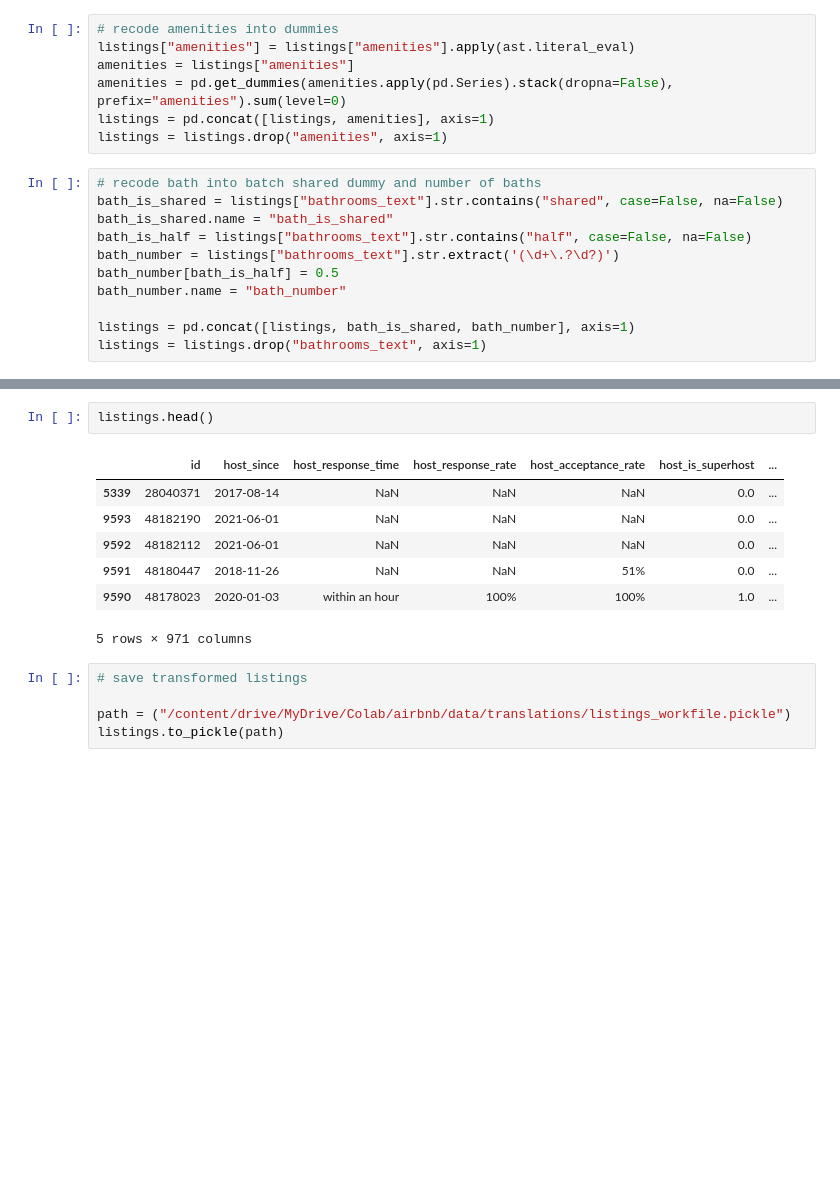
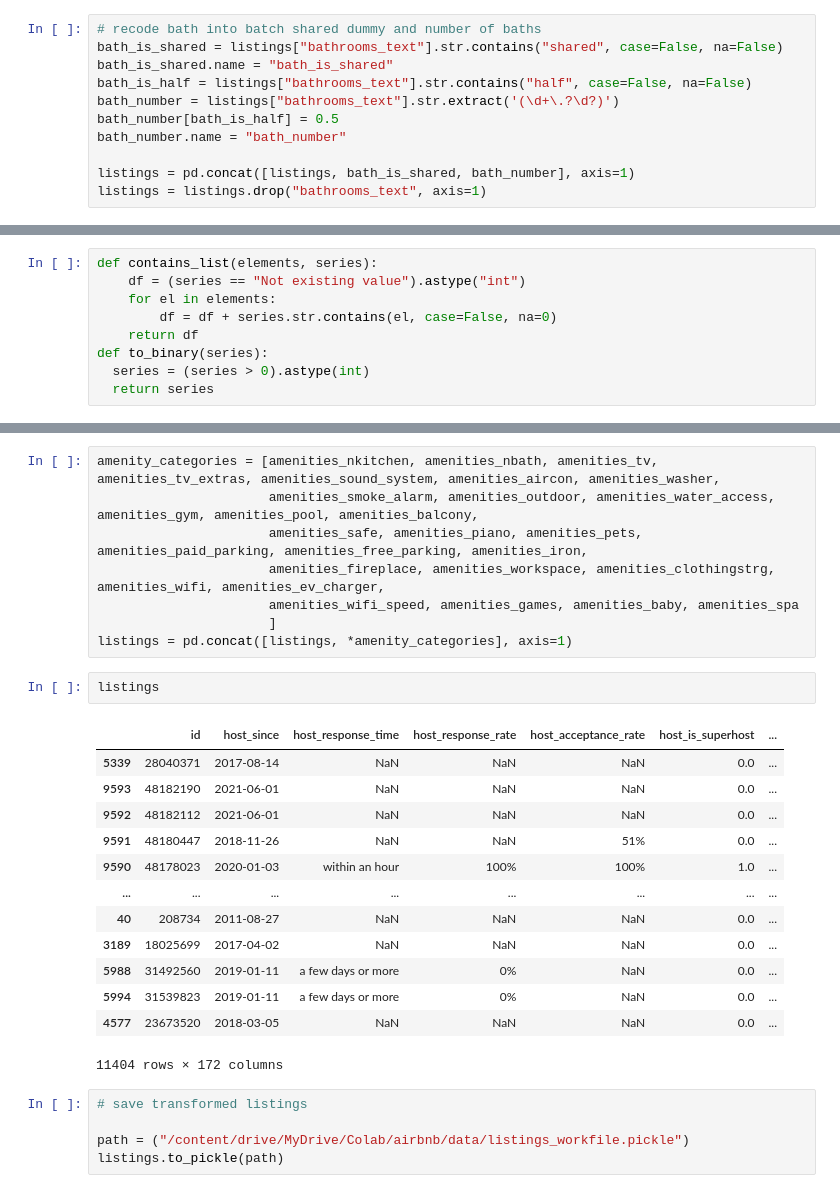
Before and after one commit to dernameistegal/airbnb_price, a Jupyter notebook: data_utils/data_preparation/listings_transformations.ipynb, the cells around one changed output, grey strips where cells are left out. Cells and saved outputs as stored; diff of their text form; blank space fills up the shorter version.

```diff
--- a/data_utils/data_preparation/listings_transformations.ipynb
+++ b/data_utils/data_preparation/listings_transformations.ipynb
@@ -80,13 +80,6 @@ listings = pd.concat([listings, properties], axis=1)
 neighbourhood_cleansed = pd.get_dummies(listings["neighbourhood_cleansed"], prefix="neighbourhood_cleansed")
 listings = listings.drop("neighbourhood_cleansed", axis=1)
 listings = pd.concat([listings, neighbourhood_cleansed], axis=1)
-# %%
-# recode amenities into dummies
-listings["amenities"] = listings["amenities"].apply(ast.literal_eval)
-amenities = listings["amenities"]
-amenities = pd.get_dummies(amenities.apply(pd.Series).stack(dropna=False), prefix="amenities").sum(level=0)
-listings = pd.concat([listings, amenities], axis=1)
-listings = listings.drop("amenities", axis=1)
 # %%
 # recode bath into batch shared dummy and number of baths
 bath_is_shared = listings["bathrooms_text"].str.contains("shared", case=False, na=False)
@@ -100,0 +144,9 @@ listings = listings.drop("bathrooms_text", axis=1)
+# %%
+def contains_list(elements, series):
+    df = (series == "Not existing value").astype("int")
+    for el in elements:
+        df = df + series.str.contains(el, case=False, na=0)
+    return df
+def to_binary(series):
+  series = (series > 0).astype(int)
+  return series
@@ -101,15 +297,29 @@ listings = listings.drop("bathrooms_text", axis=1)
+# %%
+amenity_categories = [amenities_nkitchen, amenities_nbath, amenities_tv, amenities_tv_extras, amenities_sound_system, amenities_aircon, amenities_washer,
+                      amenities_smoke_alarm, amenities_outdoor, amenities_water_access, amenities_gym, amenities_pool, amenities_balcony,
+                      amenities_safe, amenities_piano, amenities_pets, amenities_paid_parking, amenities_free_parking, amenities_iron,
+                      amenities_fireplace, amenities_workspace, amenities_clothingstrg, amenities_wifi, amenities_ev_charger,
+                      amenities_wifi_speed, amenities_games, amenities_baby, amenities_spa
+                      ]
+listings = pd.concat([listings, *amenity_categories], axis=1)
 # %%
-listings.head()
+listings
 # %% [output]
 |  | id | host_since | host_response_time | host_response_rate | host_acceptance_rate | host_is_superhost | ... |
 | 5339 | 28040371 | 2017-08-14 | NaN | NaN | NaN | 0.0 | ... |
 | 9593 | 48182190 | 2021-06-01 | NaN | NaN | NaN | 0.0 | ... |
 | 9592 | 48182112 | 2021-06-01 | NaN | NaN | NaN | 0.0 | ... |
 | 9591 | 48180447 | 2018-11-26 | NaN | NaN | 51% | 0.0 | ... |
 | 9590 | 48178023 | 2020-01-03 | within an hour | 100% | 100% | 1.0 | ... |
+| ... | ... | ... | ... | ... | ... | ... | ... |
+| 40 | 208734 | 2011-08-27 | NaN | NaN | NaN | 0.0 | ... |
+| 3189 | 18025699 | 2017-04-02 | NaN | NaN | NaN | 0.0 | ... |
+| 5988 | 31492560 | 2019-01-11 | a few days or more | 0% | NaN | 0.0 | ... |
+| 5994 | 31539823 | 2019-01-11 | a few days or more | 0% | NaN | 0.0 | ... |
+| 4577 | 23673520 | 2018-03-05 | NaN | NaN | NaN | 0.0 | ... |
-5 rows × 971 columns
+11404 rows × 172 columns
 # %%
 # save transformed listings
 
-path = ("/content/drive/MyDrive/Colab/airbnb/data/translations/listings_workfile.pickle")
+path = ("/content/drive/MyDrive/Colab/airbnb/data/listings_workfile.pickle")
 listings.to_pickle(path)
```
Also changed, not shown: parts of 3 cells of this notebook.
